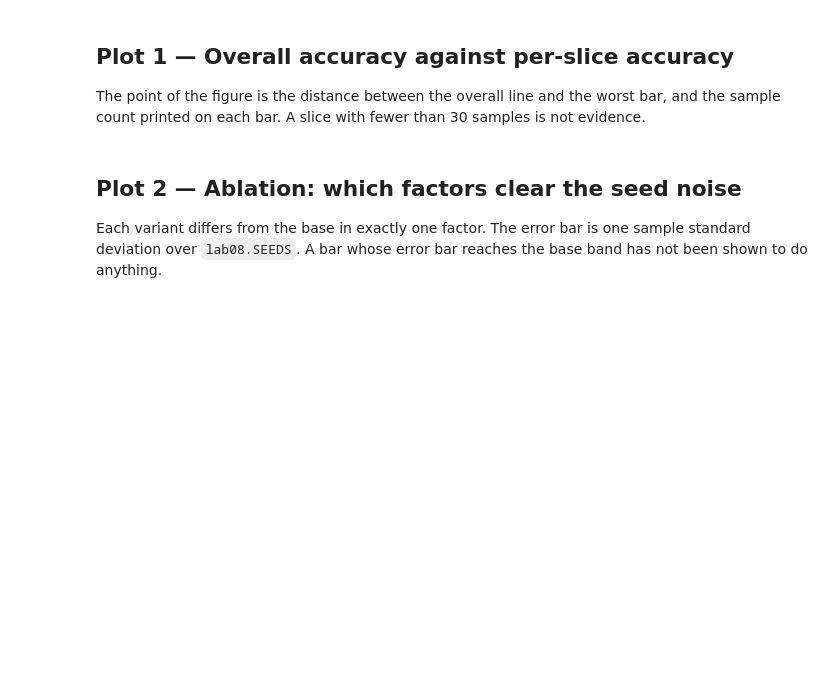
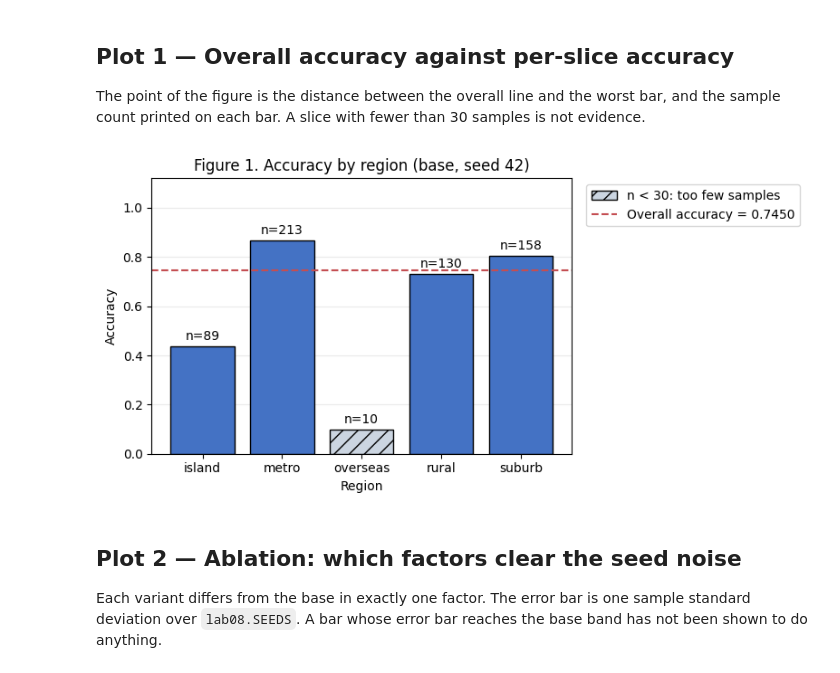
Before and after one commit to yeonnnnni/machine-learning-project, a Jupyter notebook: lab08_experiments/notebooks/lab08_experiments.ipynb, the cells around one changed output. Cells and saved outputs as stored; diff of their text form; code cells hidden in the pictures; blank space fills up the shorter version.

```diff
--- a/lab08_experiments/notebooks/lab08_experiments.ipynb
+++ b/lab08_experiments/notebooks/lab08_experiments.ipynb
@@ -46,3 +49,73 @@ sample count printed on each bar. A slice with fewer than 30 samples is not evid
+# %%
+# ============ TODO (Plot 1) ============
+# Bar chart of accuracy per slice from `errors["slices"]`, one bar per region.
+# Draw the overall accuracy as a horizontal line, and print n on top of each bar.
+# Mark (hatch, or a lighter colour) the slices with n < 30.
+# =======================================
+
+# [1] 지역별 accuracy와 표본 수를 꺼낸다.
+regions = list(errors["slices"])
+accuracy = [errors["slices"][r]["accuracy"] for r in regions]
+counts = [errors["slices"][r]["n"] for r in regions]
+
+# [2] 지역별 accuracy를 막대그래프로 그린다.
+fig, ax = plt.subplots(figsize=(8, 4))
+
+bars = ax.bar(
+    regions,
+    accuracy,
+    color="#4472C4",
+    edgecolor="black",
+)
+
+# [3] n < 30인 지역을 구분하고 각 막대 위에 n을 표시한다.
+small_label_added = False
+
+for bar, n in zip(bars, counts):
+    if n < 30:
+        bar.set_facecolor("#CBD5E1")
+        bar.set_hatch("//")
+
+        if not small_label_added:
+            bar.set_label("n < 30: too few samples")
+            small_label_added = True
+
+    ax.annotate(
+        f"n={n}",
+        (bar.get_x() + bar.get_width() / 2, bar.get_height()),
+        xytext=(0, 5),
+        textcoords="offset points",
+        ha="center",
+    )
+
+# [4] 전체 accuracy를 수평 점선으로 표시한다.
+overall = errors["overall"]["accuracy"]
+
+ax.axhline(
+    overall,
+    color="#C44E52",
+    linestyle="--",
+    label=f"Overall accuracy = {overall:.4f}",
+)
+
+# [5] 제목, 축, 격자와 범례를 설정한다.
+ax.set(
+    xlabel="Region",
+    ylabel="Accuracy",
+    ylim=(0, 1.12),
+    title="Figure 1. Accuracy by region (base, seed 42)",
+)
+
+ax.set_axisbelow(True)
+ax.grid(axis="y", alpha=0.25)
+ax.legend(loc="upper left", bbox_to_anchor=(1.02, 1))
+
+# [6] 파일로 저장한 뒤 화면에 표시한다.
+fig.tight_layout()
+fig.savefig("fig1.png", dpi=300, bbox_inches="tight")
+plt.show()
+# %% [output]
+[figure, added]
 # %% [markdown]
 ## Plot 2 — Ablation: which factors clear the seed noise
 
```
Also changed, not shown: parts of 6 cells of this notebook, 12 other files.
